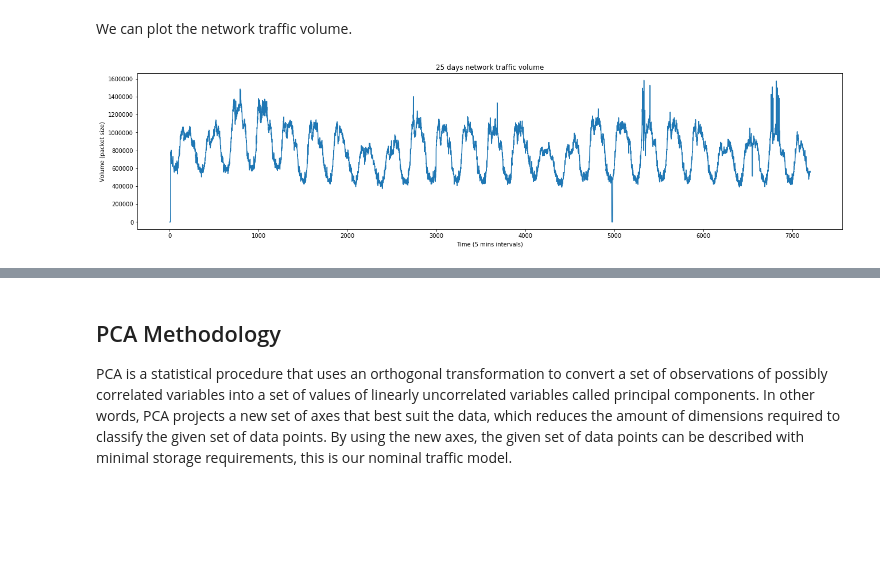
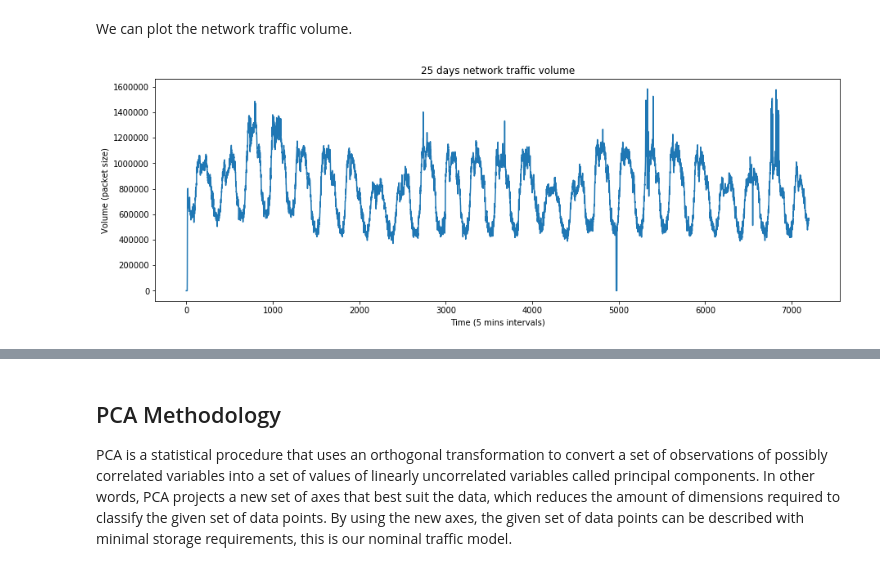
Before and after one commit to ranash1/ddos, a Jupyter notebook: DDoS_Attack_Detection.ipynb, the cells around one changed output, grey strips where cells are left out. Saved outputs shown, nothing was run; the diff lists cells and outputs as text; code cells hidden in the pictures; blank space fills up the shorter version.

```diff
--- a/DDoS_Attack_Detection.ipynb
+++ b/DDoS_Attack_Detection.ipynb
@@ -31,18 +31,18 @@ We can plot the network traffic volume.
 # %%
 %matplotlib inline
 import matplotlib.pyplot as plt
 
 # computes traffic volume for each 5 mins intervals (sum over the links)
 real_traffic = np.sum(X,axis=0)
 
-plt.figure(figsize=(22,5))
+plt.figure(figsize=(15,5))
 plt.plot(real_traffic)
 plt.xlabel('Time (5 mins intervals)')
 plt.ylabel('Volume (packet size)')
 plt.title('25 days network traffic volume')
 plt.show()
 # %% [output]
-[figure, old version]
+[figure, new version]
 # %%
 from bokeh.plotting import figure, show
 from bokeh.io import output_notebook
```
Also changed, not shown: parts of 12 cells of this notebook.
